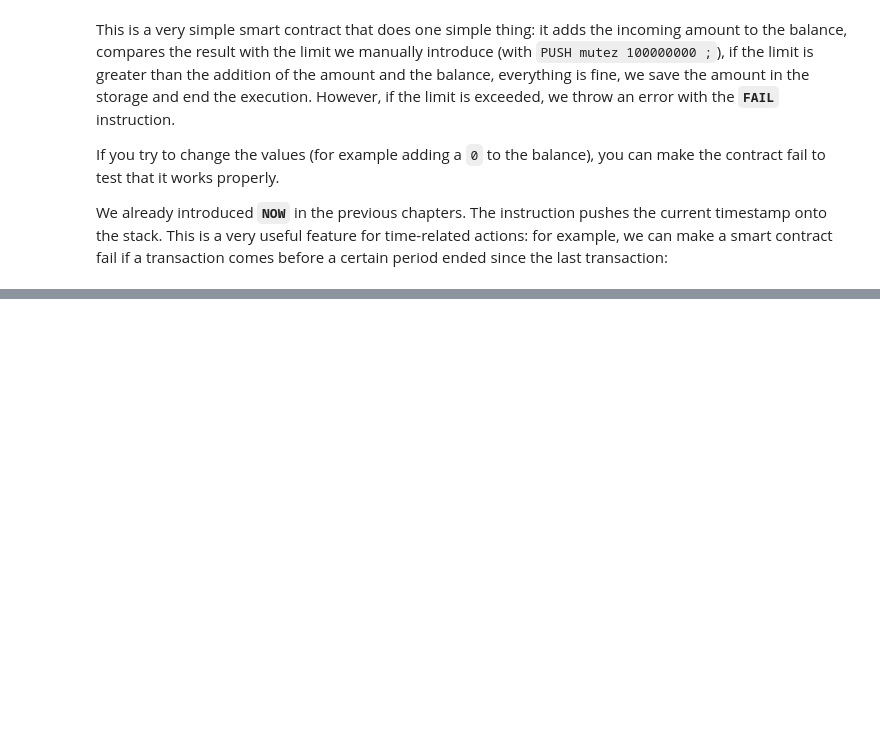
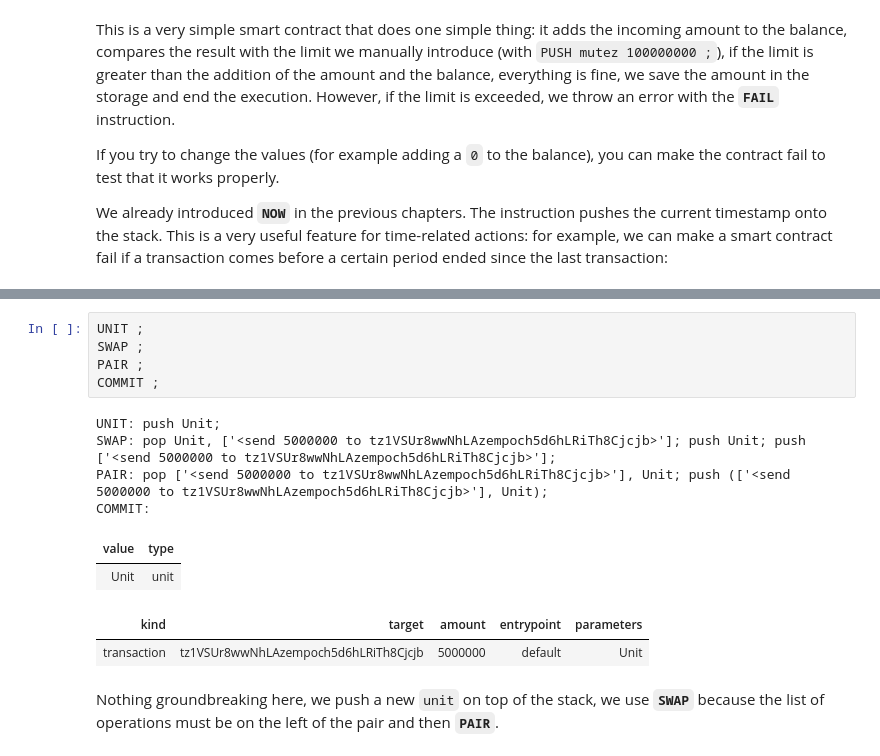
Before and after one commit to baking-bad/michelson-labs, a Jupyter notebook: notebooks/Chapter five/Chapter five - Working with mutez & timestamps, BALANCE, AMOUNT, NOW.ipynb, the cells around one changed output, grey strips where cells are left out. Cells and saved outputs as stored; diff of their text form; blank space fills up the shorter version.

```diff
--- a/notebooks/Chapter five/Chapter five - Working with mutez & timestamps, BALANCE, AMOUNT, NOW.ipynb
+++ b/notebooks/Chapter five/Chapter five - Working with mutez & timestamps, BALANCE, AMOUNT, NOW.ipynb
@@ -333,0 +490,16 @@ As you can see, the contract stores the timestamp of the last successful executi
+# %%
+UNIT ;
+SWAP ;
+PAIR ;
+COMMIT ;
+# %% [output]
+UNIT: push Unit;
+SWAP: pop Unit, ['<send 5000000 to tz1VSUr8wwNhLAzempoch5d6hLRiTh8Cjcjb>']; push Unit; push ['<send 5000000 to tz1VSUr8wwNhLAzempoch5d6hLRiTh8Cjcjb>'];
+PAIR: pop ['<send 5000000 to tz1VSUr8wwNhLAzempoch5d6hLRiTh8Cjcjb>'], Unit; push (['<send 5000000 to tz1VSUr8wwNhLAzempoch5d6hLRiTh8Cjcjb>'], Unit);
+COMMIT:
+| value | type |
+| Unit | unit |
+| kind | target | amount | entrypoint | parameters |
+| transaction | tz1VSUr8wwNhLAzempoch5d6hLRiTh8Cjcjb | 5000000 | default | Unit |
+# %% [markdown]
+Nothing groundbreaking here, we push a new `unit` on top of the stack, we use **`SWAP`** because the list of operations must be on the left of the pair and then **`PAIR`**.
```
Also changed, not shown: parts of 31 cells of this notebook, 1 other file.
